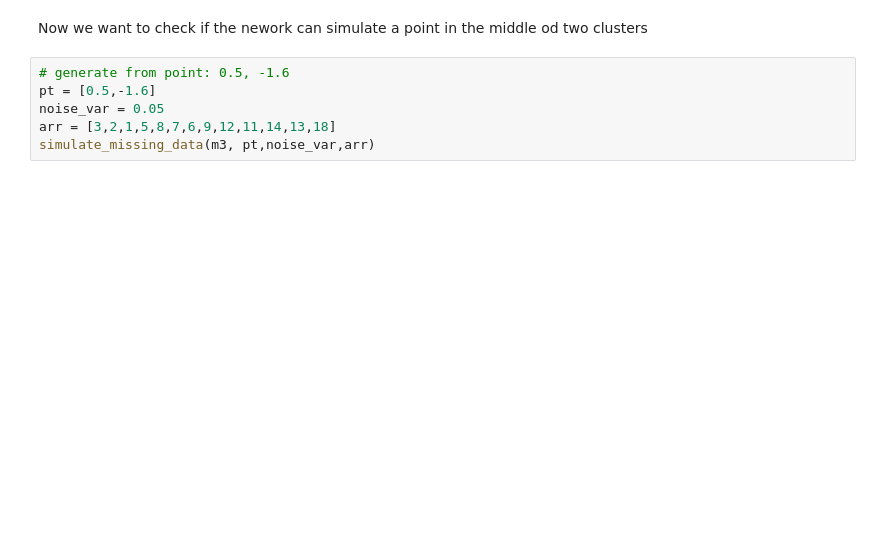
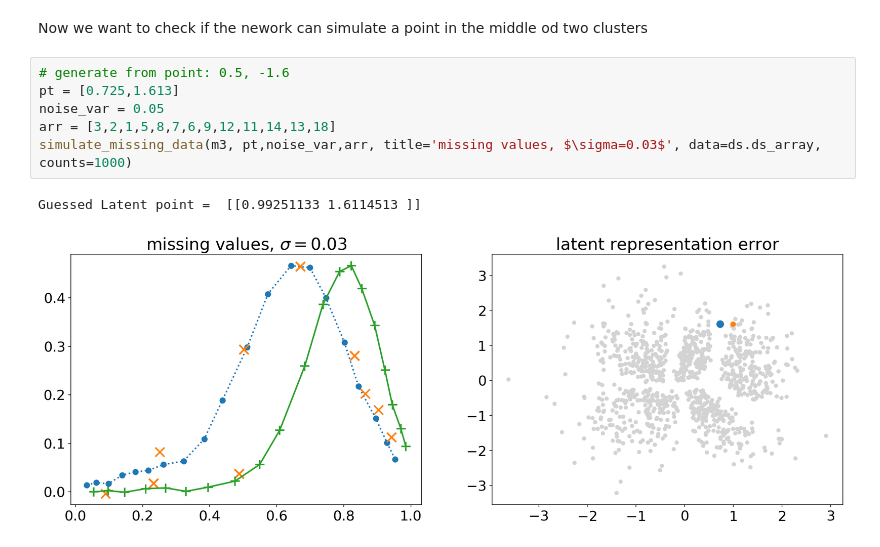
Before and after one commit to AndreaRigoni/rfx-hunch, a Jupyter notebook: src/Tprofile_read/jpnb/STEP1.ipynb, the cells around one changed output. Drawn from its saved outputs; the diff is of its cells as text; blank space fills up the shorter version.

```diff
--- a/src/Tprofile_read/jpnb/STEP1.ipynb
+++ b/src/Tprofile_read/jpnb/STEP1.ipynb
@@ -161,7 +216,10 @@ simulate_missing_data(m3, pt,noise_var,arr)
 Now we want to check if the nework can simulate a point in the middle od two clusters
 # %%
 # generate from point: 0.5, -1.6
-pt = [0.5,-1.6]
+pt = [0.725,1.613]
 noise_var = 0.05
 arr = [3,2,1,5,8,7,6,9,12,11,14,13,18]
-simulate_missing_data(m3, pt,noise_var,arr)
+simulate_missing_data(m3, pt,noise_var,arr, title='missing values, $\sigma=0.03$', data=ds.ds_array, counts=1000)
+# %% [output]
+Guessed Latent point =  [[0.99251133 1.6114513 ]]
+[figure, added]
```
Also changed, not shown: parts of 12 cells of this notebook, 2 other files.
